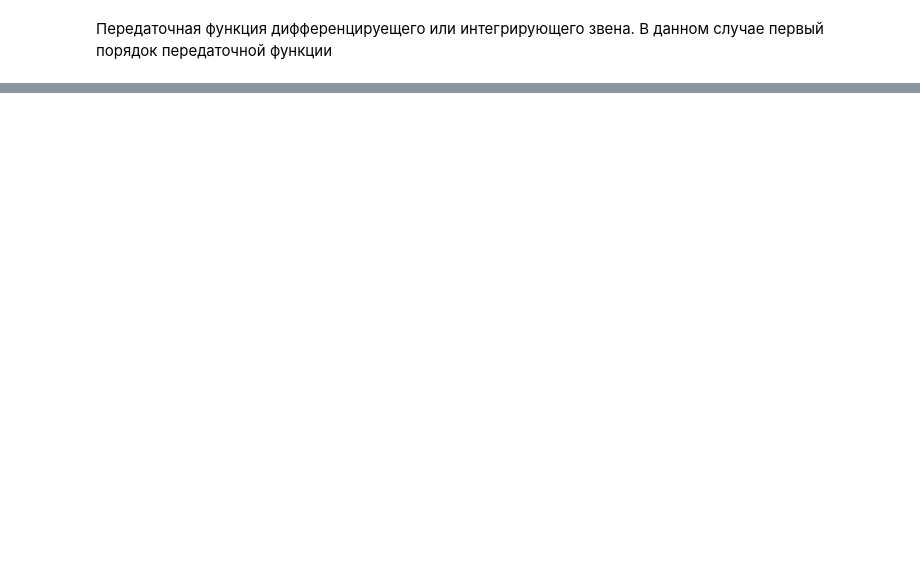
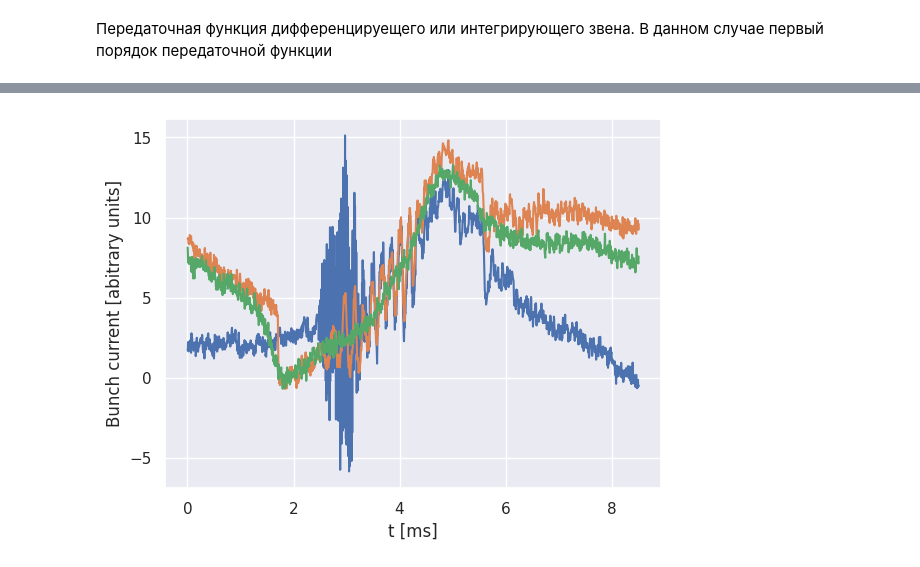
Before and after one commit to settlermine/jinr_practice, a Jupyter notebook: settlermine.ipynb, the cells around one changed output, grey strips where cells are left out. Drawn from its saved outputs; the diff is of its cells as text; code cells hidden in the pictures; blank space fills up the shorter version.

```diff
--- a/settlermine.ipynb
+++ b/settlermine.ipynb
@@ -654,0 +702,10 @@ def correct_offset_with_smoothing(bunched_signal, smoothing_window_length): #В
+# %%
+plt.plot(step, R_0)
+plt.plot(step, R_1)
+plt.plot(step, R_20)
+
+plt.ylabel('Bunch current [abitrary units]')
+plt.xlabel('t [ms]')
+None
+# %% [output]
+[figure, added]
```
Also changed, not shown: parts of 13 cells of this notebook.
